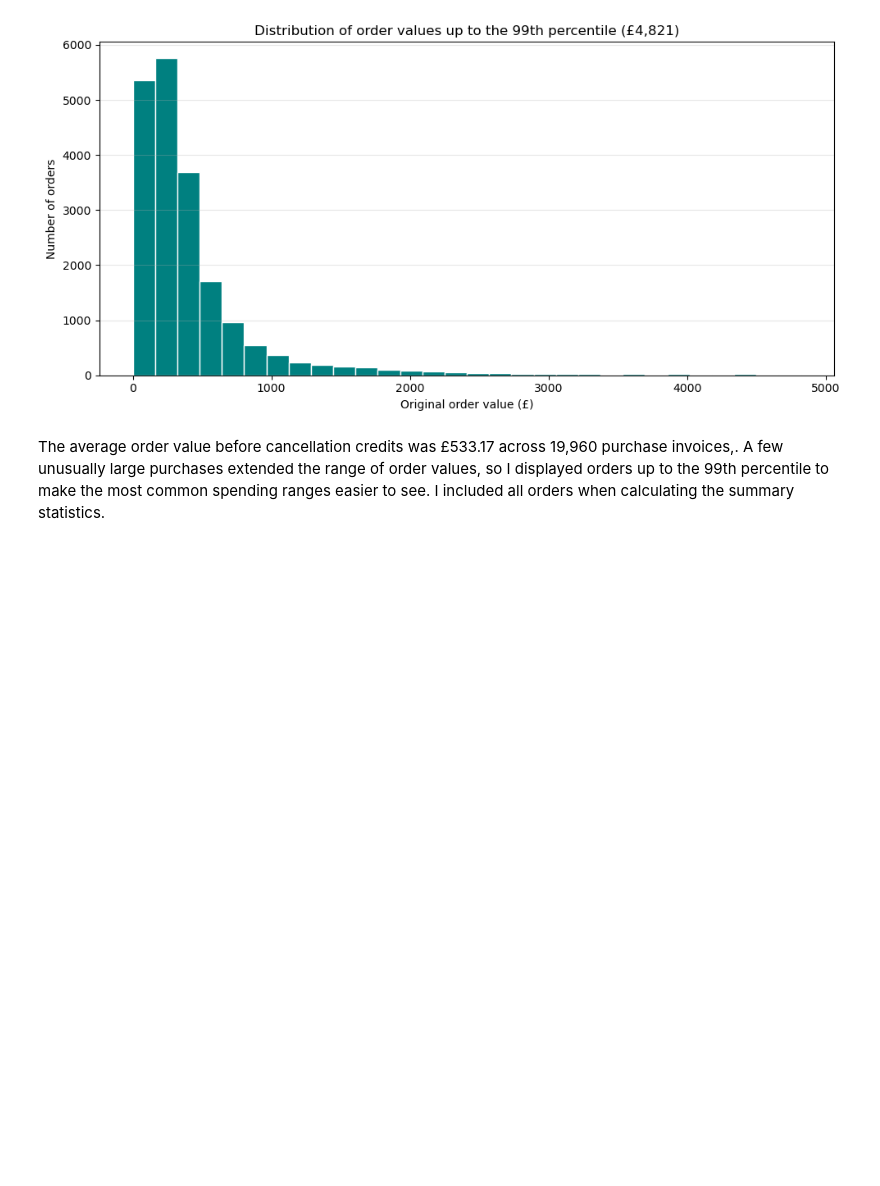
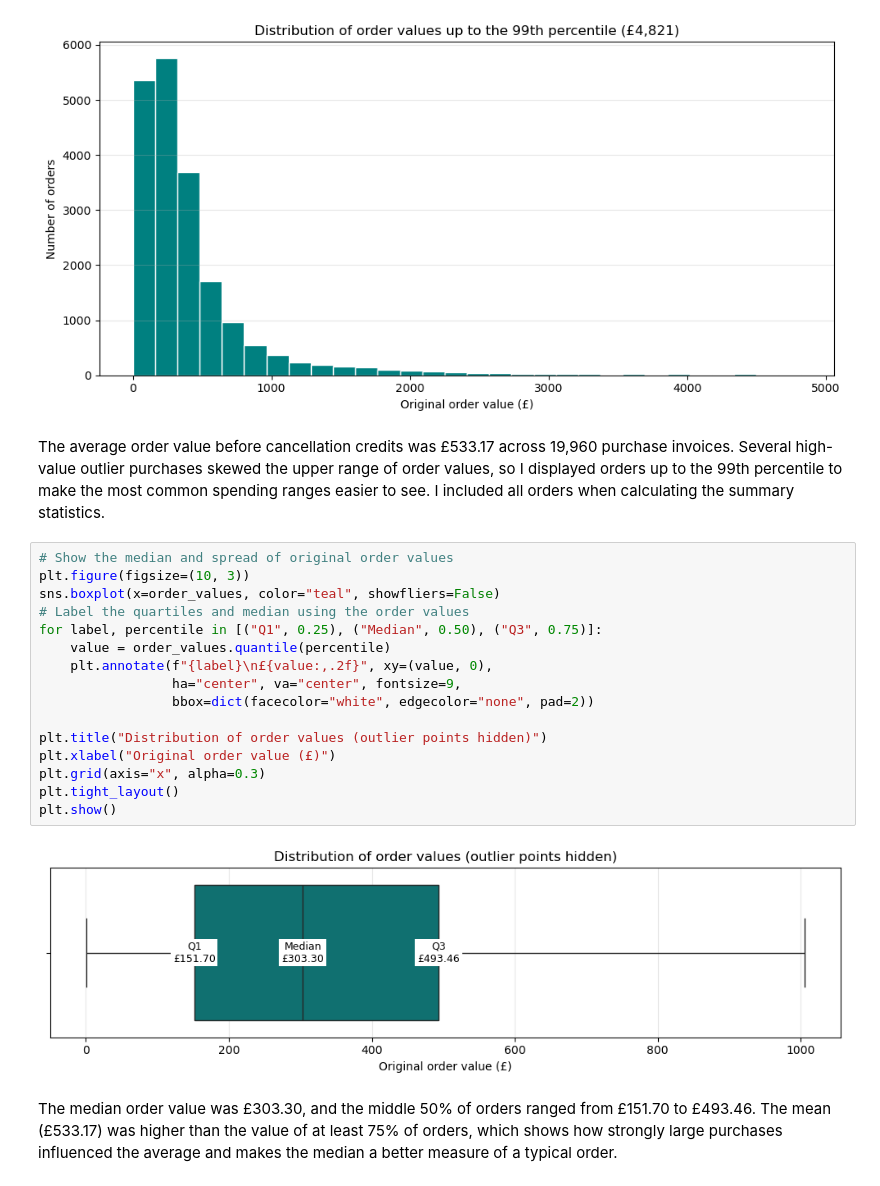
Before and after one commit to SelimBoujnah/CA-2-Data-visualisation-and-communication, a Jupyter notebook: CA CODE .ipynb, the cells around one changed output. Drawn from its saved outputs; the diff is of its cells as text; blank space fills up the shorter version.

Commit message:
distribution of order values boxplot

```diff
--- a/CA CODE .ipynb
+++ b/CA CODE .ipynb
@@ -553,4 +553,24 @@ plt.show()
 # %% [output]
 [figure]
 # %% [markdown]
-The average order value before cancellation credits was £533.17 across 19,960 purchase invoices,. A few unusually large purchases extended the range of order values, so I displayed orders up to the 99th percentile to make the most common spending ranges easier to see. I included all orders when calculating the summary statistics.
+The average order value before cancellation credits was £533.17 across 19,960 purchase invoices. Several high-value outlier purchases skewed the upper range of order values, so I displayed orders up to the 99th percentile to make the most common spending ranges easier to see. I included all orders when calculating the summary statistics.
+# %%
+# Show the median and spread of original order values
+plt.figure(figsize=(10, 3))
+sns.boxplot(x=order_values, color="teal", showfliers=False)
+# Label the quartiles and median using the order values
+for label, percentile in [("Q1", 0.25), ("Median", 0.50), ("Q3", 0.75)]:
+    value = order_values.quantile(percentile)
+    plt.annotate(f"{label}\n£{value:,.2f}", xy=(value, 0),
+                 ha="center", va="center", fontsize=9,
+                 bbox=dict(facecolor="white", edgecolor="none", pad=2))
+
+plt.title("Distribution of order values (outlier points hidden)")
+plt.xlabel("Original order value (£)")
+plt.grid(axis="x", alpha=0.3)
+plt.tight_layout()
+plt.show()
+# %% [output]
+[figure, added]
+# %% [markdown]
+The median order value was £303.30, and the middle 50% of orders ranged from £151.70 to £493.46. The mean (£533.17) was higher than the value of at least 75% of orders, which shows how strongly large purchases influenced the average and makes the median a better measure of a typical order.
```
